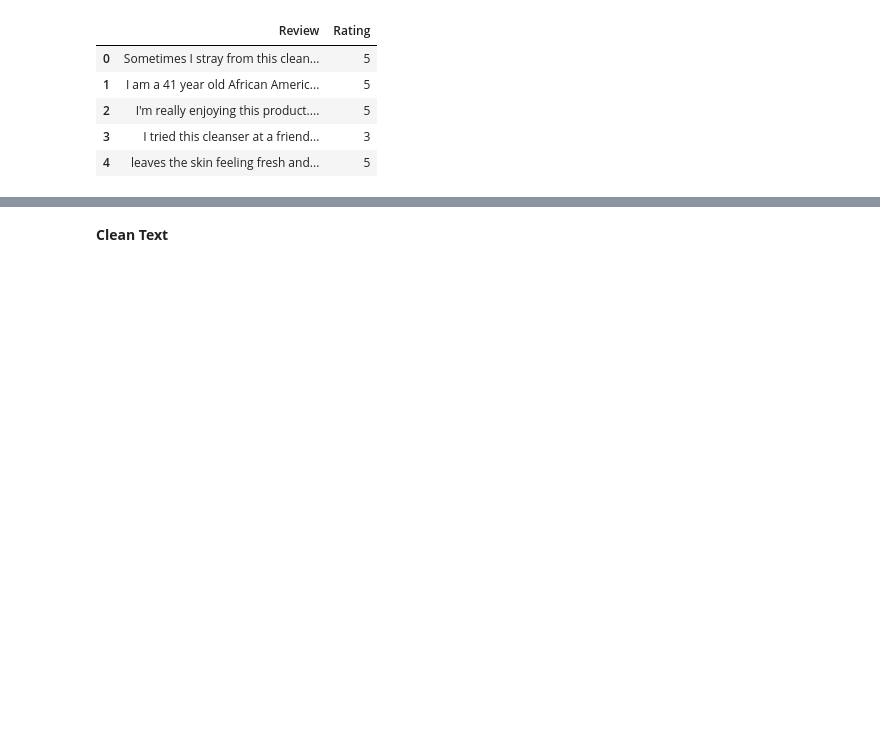
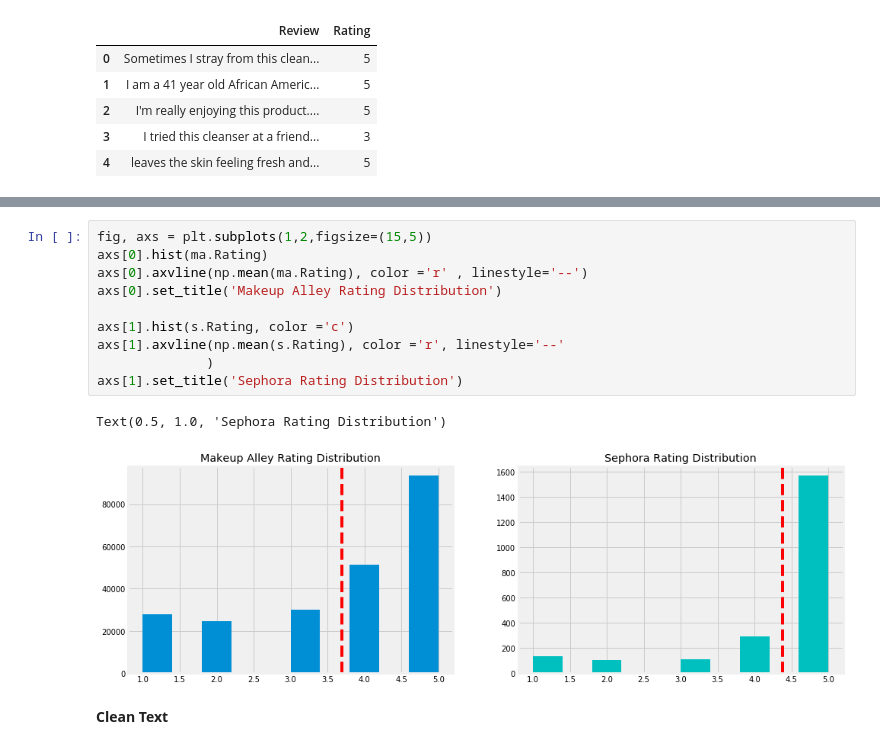
Before and after one commit to suchayarj/WhatsOnYourFace...BeHonest, a Jupyter notebook: Model New.ipynb, the cells around one changed output, grey strips where cells are left out. Drawn from its saved outputs; the diff is of its cells as text; blank space fills up the shorter version.

```diff
--- a/Model New.ipynb
+++ b/Model New.ipynb
@@ -131,3 +169,16 @@ plt.legend()
+# %%
+fig, axs = plt.subplots(1,2,figsize=(15,5))
+axs[0].hist(ma.Rating)
+axs[0].axvline(np.mean(ma.Rating), color ='r' , linestyle='--')
+axs[0].set_title('Makeup Alley Rating Distribution')
+
+axs[1].hist(s.Rating, color ='c')
+axs[1].axvline(np.mean(s.Rating), color ='r', linestyle='--'
+              )
+axs[1].set_title('Sephora Rating Distribution')
+# %% [output]
+Text(0.5, 1.0, 'Sephora Rating Distribution')
+[figure, added]
 # %% [markdown]
 **Clean Text**
 # %%
```
Also changed, not shown: parts of 25 cells of this notebook.
